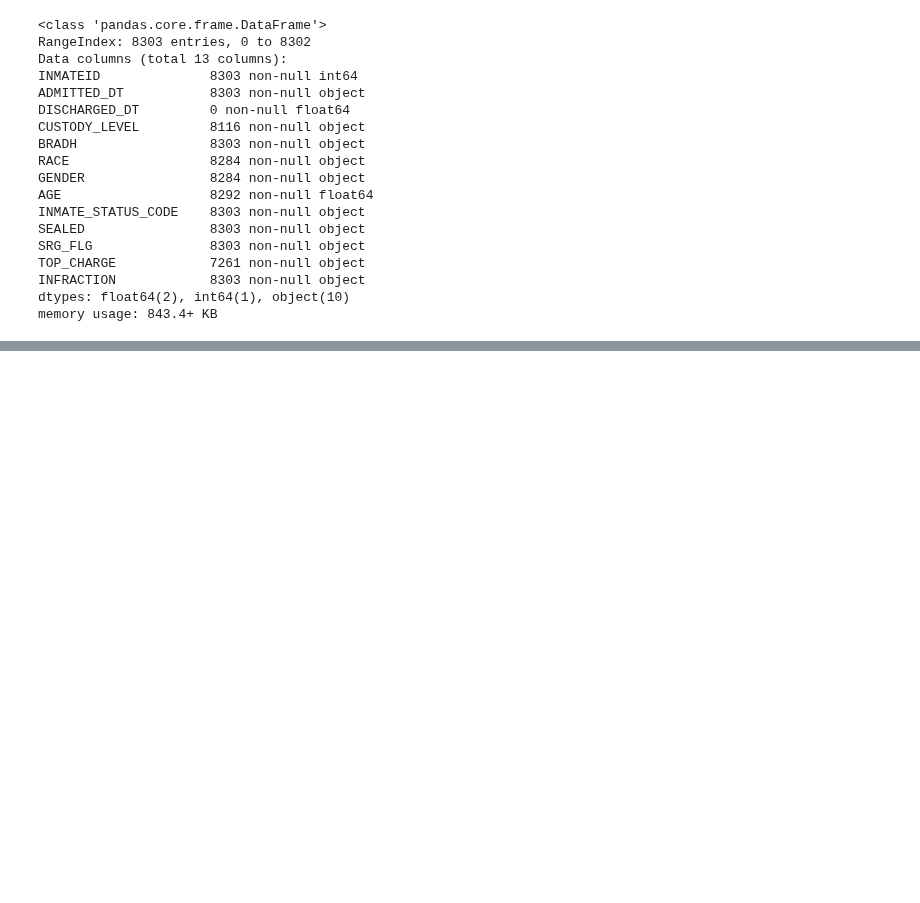
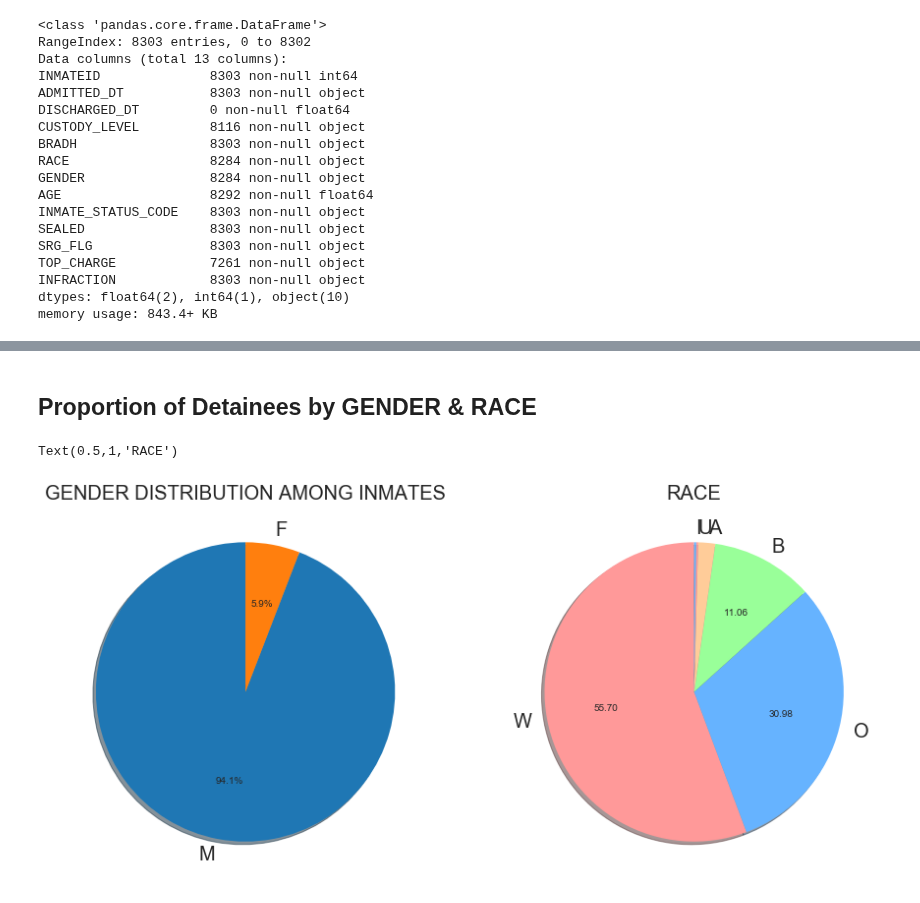
Before and after one commit to sominw/Kaggle, a Jupyter notebook: NYC Inmates Study/Starter Notebook-EDA.ipynb, the cells around one changed output, grey strips where cells are left out. Saved outputs shown, nothing was run; the diff lists cells and outputs as text; code cells hidden in the pictures; blank space fills up the shorter version.

```diff
--- a/NYC Inmates Study/Starter Notebook-EDA.ipynb
+++ b/NYC Inmates Study/Starter Notebook-EDA.ipynb
@@ -50,0 +81,21 @@ h = plt.hist(pd.to_numeric(data.AGE).dropna(), facecolor='g', alpha=0.75)
+# %%
+def my_autopct(pct):
+    return ('%.2f' % pct) if pct > 3 else ''
+colors = ['#ff9999','#66b3ff','#99ff99','#ffcc99']
+# %% [markdown]
+## Proportion of Detainees by GENDER & RACE
+# %%
+f, ax = plt.subplots(1,2, figsize=(15,7))
+#sns.countplot(x='RACE', hue='GENDER', data=data, ax=ax[1][1], palette="Set2")
+pie = ax[0].pie(list(data['GENDER'].value_counts()),
+                   labels=list(data.GENDER.unique())[1:],
+                  autopct='%1.1f%%', shadow=True, startangle=90)
+pie = ax[1].pie(list(data['RACE'].value_counts()),
+                   labels=list(data.RACE.unique())[1:],
+                  autopct=my_autopct, shadow=True, startangle=90, colors=colors)
+ax[0].set_title("GENDER DISTRIBUTION AMONG INMATES")
+ax[1].set_title("RACE")
+#ax[1][1].set_title("RACE - GENDER DISTRIBUTION")
+# %% [output]
+Text(0.5,1,'RACE')
+[figure, added]
```
Also changed, not shown: parts of 18 cells of this notebook.
